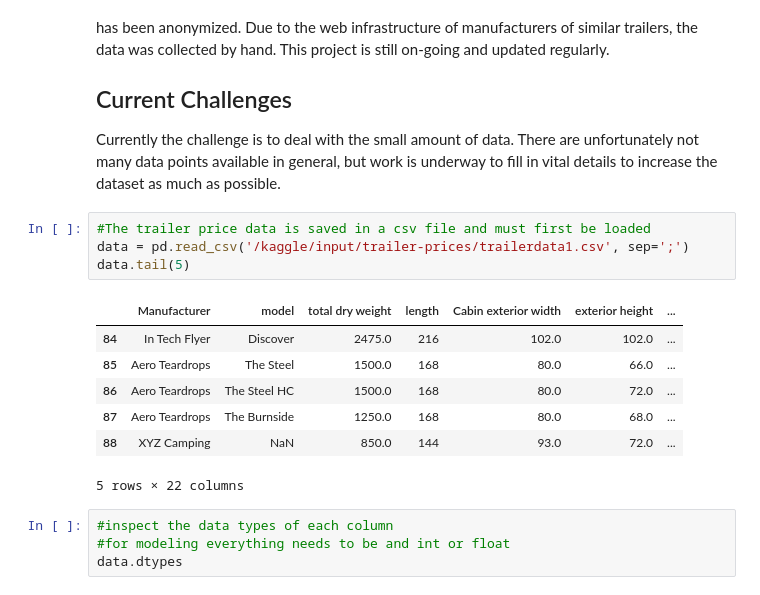
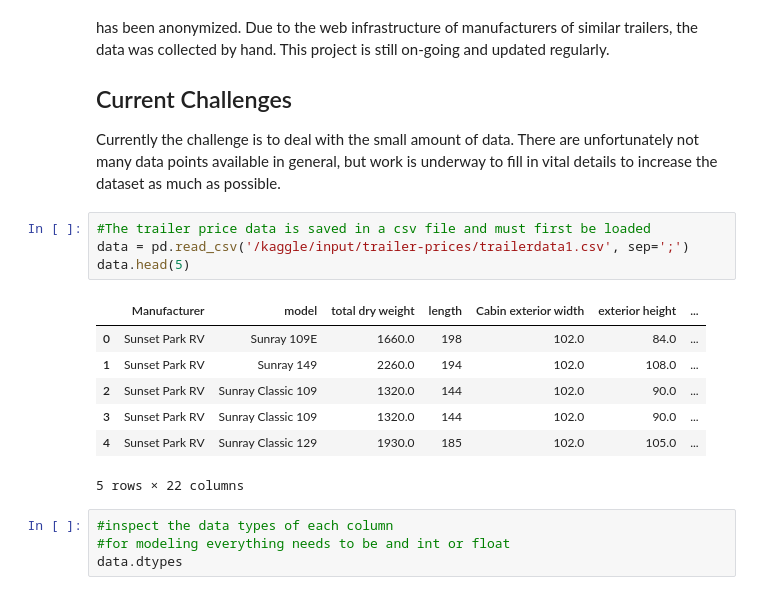
Before and after one commit to blue-quark/trailer_price_regression, a Jupyter notebook: trailer-price-regression.ipynb, the cells around one changed output. Saved outputs shown, nothing was run; the diff lists cells and outputs as text.

```diff
--- a/trailer-price-regression.ipynb
+++ b/trailer-price-regression.ipynb
@@ -42,14 +42,14 @@ Currently the challenge is to deal with the small amount of data. There are unfo
 # %%
 #The trailer price data is saved in a csv file and must first be loaded
 data = pd.read_csv('/kaggle/input/trailer-prices/trailerdata1.csv', sep=';')
-data.tail(5)
+data.head(5)
 # %% [output]
 |  | Manufacturer | model | total dry weight | length | Cabin exterior width | exterior height | ... |
-| 84 | In Tech Flyer | Discover | 2475.0 | 216 | 102.0 | 102.0 | ... |
-| 85 | Aero Teardrops | The Steel | 1500.0 | 168 | 80.0 | 66.0 | ... |
-| 86 | Aero Teardrops | The Steel HC | 1500.0 | 168 | 80.0 | 72.0 | ... |
-| 87 | Aero Teardrops | The Burnside | 1250.0 | 168 | 80.0 | 68.0 | ... |
-| 88 | XYZ Camping | NaN | 850.0 | 144 | 93.0 | 72.0 | ... |
+| 0 | Sunset Park RV | Sunray 109E | 1660.0 | 198 | 102.0 | 84.0 | ... |
+| 1 | Sunset Park RV | Sunray 149 | 2260.0 | 194 | 102.0 | 108.0 | ... |
+| 2 | Sunset Park RV | Sunray Classic 109 | 1320.0 | 144 | 102.0 | 90.0 | ... |
+| 3 | Sunset Park RV | Sunray Classic 109 | 1320.0 | 144 | 102.0 | 90.0 | ... |
+| 4 | Sunset Park RV | Sunray Classic 129 | 1930.0 | 185 | 102.0 | 105.0 | ... |
 5 rows × 22 columns
 # %%
 #inspect the data types of each column
```
Also changed, not shown: parts of 13 cells of this notebook.
